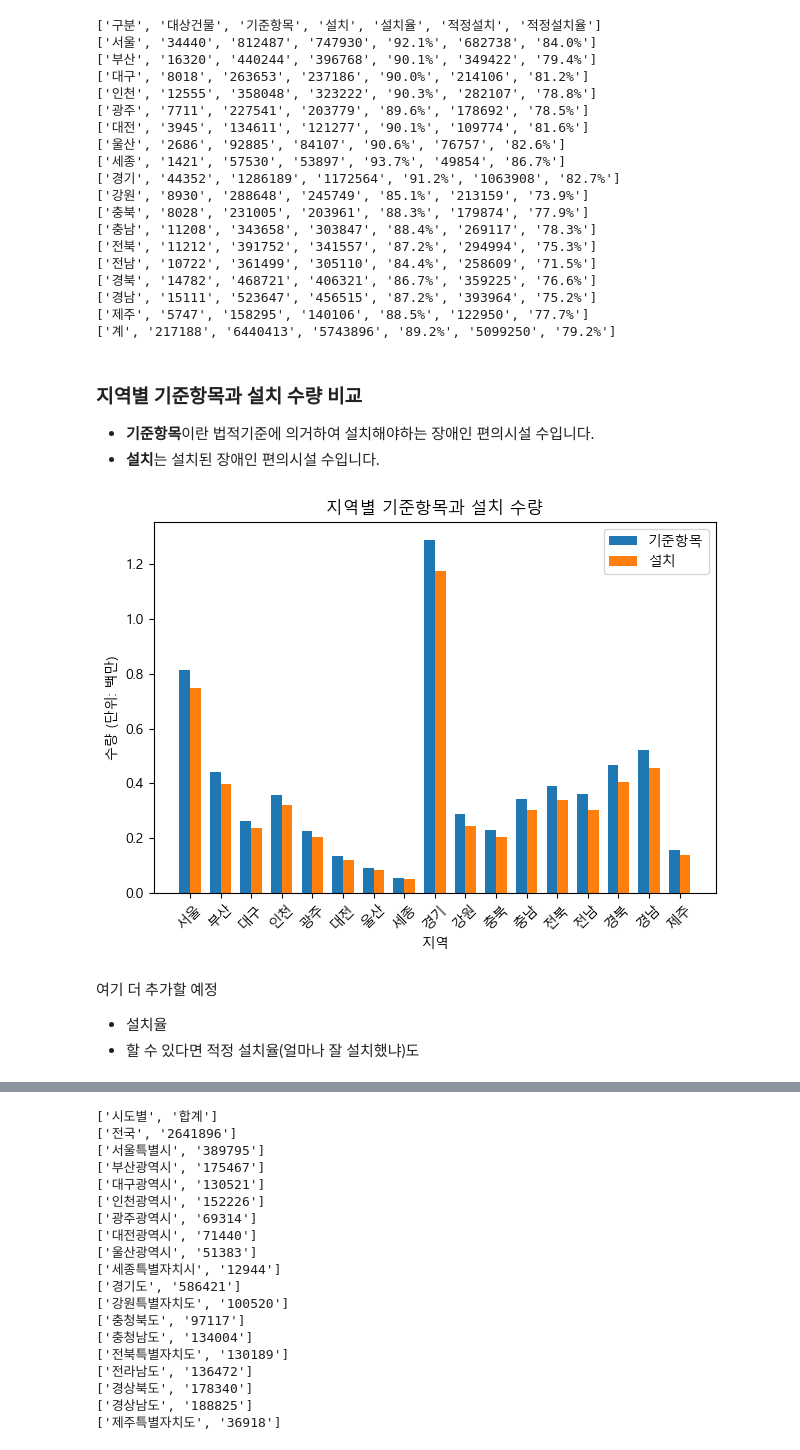
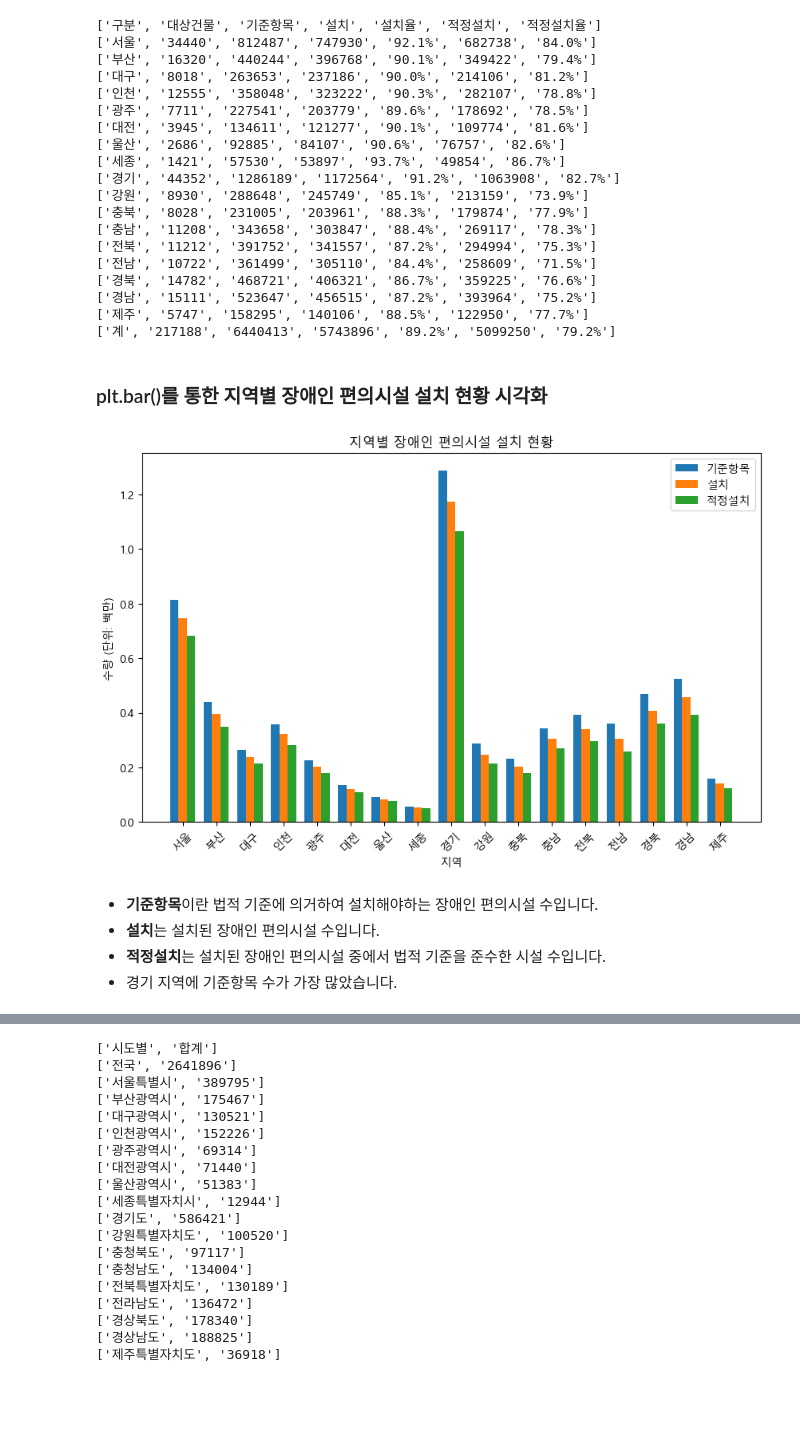
Before and after one commit to sjunc/2024-DA-Team, a Jupyter notebook: 분석 파일/kbs-kbs-DA.ipynb, the cells around one changed output, grey strips where cells are left out. Cells and saved outputs as stored; diff of their text form; code cells hidden in the pictures; blank space fills up the shorter version.

```diff
--- a/분석 파일/kbs-kbs-DA.ipynb
+++ b/분석 파일/kbs-kbs-DA.ipynb
@@ -46,38 +46,36 @@ with open('../데이터/2018_2023_시도별_장애인_편의시설_설치현황.
 ['경남', '15111', '523647', '456515', '87.2%', '393964', '75.2%']
 ['제주', '5747', '158295', '140106', '88.5%', '122950', '77.7%']
 ['계', '217188', '6440413', '5743896', '89.2%', '5099250', '79.2%']
+# %% [markdown]
+### plt.bar()를 통한 지역별 장애인 편의시설 설치 현황 시각화
+# %%
+# 데이터 전처리
+regions = [row[0] for row in inst_status_pwd_2023[1:-1]]
+criteria = [int(row[2]) / 1e6 for row in inst_status_pwd_2023[1:-1]]
+installations = [int(row[3]) / 1e6 for row in inst_status_pwd_2023[1:-1]]
+appropriate_inst = [int(row[5]) / 1e6 for row in inst_status_pwd_2023[1:-1]]
+
+# 바 그래프 그리기
+x = np.arange(len(regions))
+width = 0.25
+
+fig, ax = plt.subplots(figsize=(10, 6))
+bars1 = ax.bar(x - width, criteria, width, label='기준항목')
+bars2 = ax.bar(x, installations, width, label='설치')
+bars3 = ax.bar(x + width, appropriate_inst, width, label='적정설치')
+
+# 그래프에 레이블 추가
+ax.set_xlabel('지역')
+ax.set_ylabel('수량 (단위: 백만)')
+ax.set_title('지역별 장애인 편의시설 설치 현황')
+ax.set_xticks(x)
+ax.set_xticklabels(regions, rotation=45)
+ax.legend()
+plt.show()
+# %% [output]
+[figure, added]
 # %% [markdown]
-### 지역별 기준항목과 설치 수량 비교
-- **기준항목**이란 법적기준에 의거하여 설치해야하는 장애인 편의시설 수입니다.
+- **기준항목**이란 법적 기준에 의거하여 설치해야하는 장애인 편의시설 수입니다.
 - **설치**는 설치된 장애인 편의시설 수입니다.
+- **적정설치**는 설치된 장애인 편의시설 중에서 법적 기준을 준수한 시설 수입니다.
+- 경기 지역에 기준항목 수가 가장 많았습니다.
-# %%
-# 데이터 전처리
-regions = [row[0] for row in inst_status_pwd_2023[1:-1]]
-criteria = [int(row[2]) / 1e6 for row in inst_status_pwd_2023[1:-1]]
-installations = [int(row[3]) / 1e6 for row in inst_status_pwd_2023[1:-1]]
-
-# 바 그래프 그리기
-x = np.arange(len(regions))
-width = 0.35
-
-fig, ax = plt.subplots()
-bars1 = ax.bar(x - width/2, criteria, width, label='기준항목')
-bars2 = ax.bar(x + width/2, installations, width, label='설치')
-
-# 그래프에 레이블 추가
-ax.set_xlabel('지역')
-ax.set_ylabel('수량 (단위: 백만)')
-ax.set_title('지역별 기준항목과 설치 수량')
-ax.set_xticks(x)
-ax.set_xticklabels(regions, rotation=45)
-ax.legend()
-
-# 그래프 출력
-plt.tight_layout()
-plt.show()
-# %% [output]
-[figure, removed]
-# %% [markdown]
-여기 더 추가할 예정
-- 설치율
-- 할 수 있다면 적정 설치율(얼마나 잘 설치했냐)도
```
Also changed, not shown: parts of 9 cells of this notebook.
